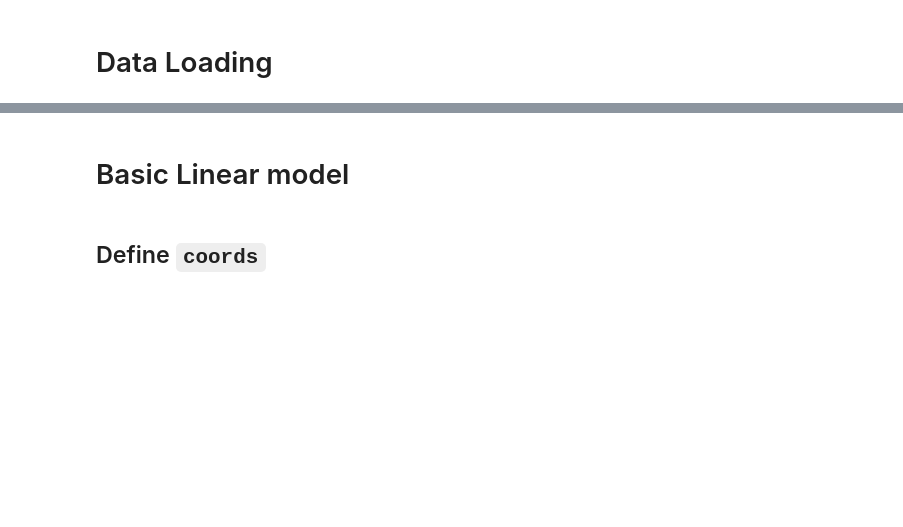
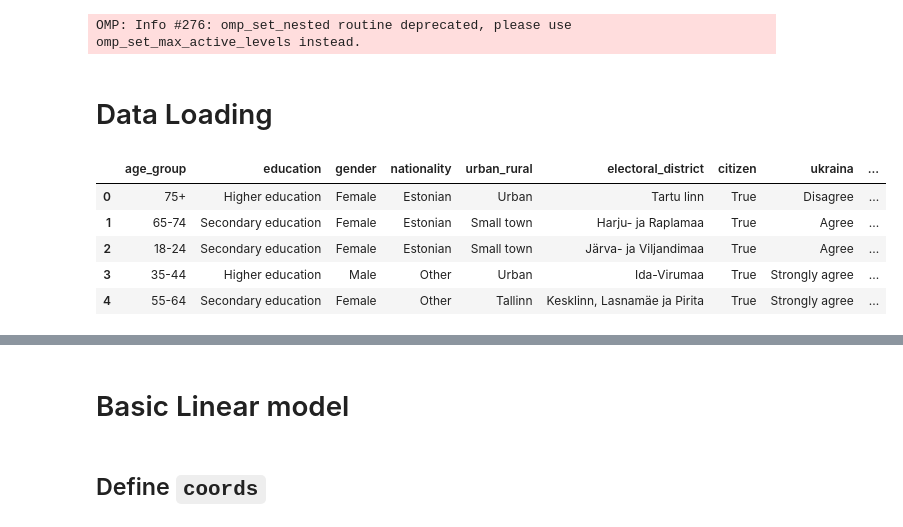
Before and after one commit to tarmojuristo/bayes2025, a Jupyter notebook: mrp.ipynb, the cells around one changed output, grey strips where cells are left out. Saved outputs shown, nothing was run; the diff lists cells and outputs as text; code cells hidden in the pictures; blank space fills up the shorter version.

```diff
--- a/mrp.ipynb
+++ b/mrp.ipynb
@@ -13,11 +13,27 @@ from utils import *
 
 import warnings
 warnings.simplefilter(action='ignore', category=FutureWarning)
+
+trace_dict = {}
+# %% [output]
+OMP: Info #276: omp_set_nested routine deprecated, please use omp_set_max_active_levels instead.
 # %% [markdown]
 # Data Loading
 # %%
-data_file = "./data/md.csv"
+data_file = "./data/ee.csv"
 data = pd.read_csv(data_file,index_col=0)
+
+# For some reason all observations in Jõgeva- and Tartumaa have their urban_rural values missing,
+# let's fill them with Rural so that we won't have to deal with missing data in post-stratification
+data['urban_rural'] = data['urban_rural'].fillna('Rural')
+
 data.head()
+# %% [output]
+|  | age_group | education | gender | nationality | urban_rural | electoral_district | citizen | ukraina | ... |
+| 0 | 75+ | Higher education | Female | Estonian | Urban | Tartu linn | True | Disagree | ... |
+| 1 | 65-74 | Secondary education | Female | Estonian | Small town | Harju- ja Raplamaa | True | Agree | ... |
+| 2 | 18-24 | Secondary education | Female | Estonian | Small town | Järva- ja Viljandimaa | True | Agree | ... |
+| 3 | 35-44 | Higher education | Male | Other | Urban | Ida-Virumaa | True | Strongly agree | ... |
+| 4 | 55-64 | Secondary education | Female | Other | Tallinn | Kesklinn, Lasnamäe ja Pirita | True | Strongly agree | ... |
 # %%
 # Convert the ordinal columns to ordered categories
```
Also changed, not shown: parts of 26 cells of this notebook, 6 other files.
